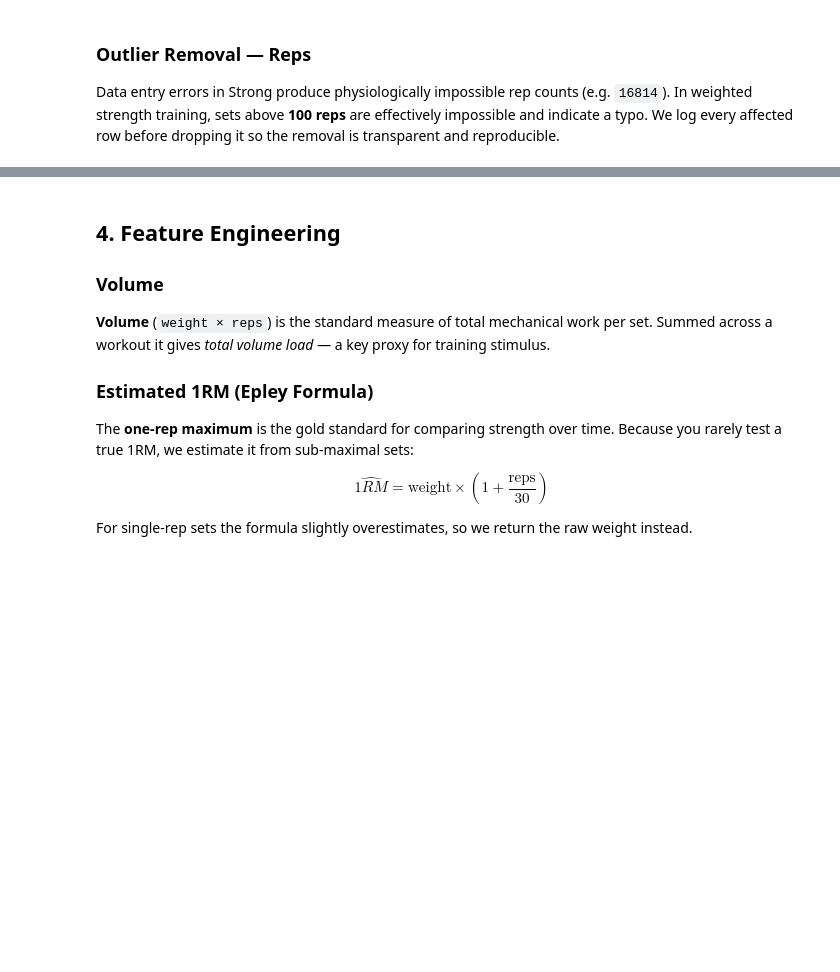
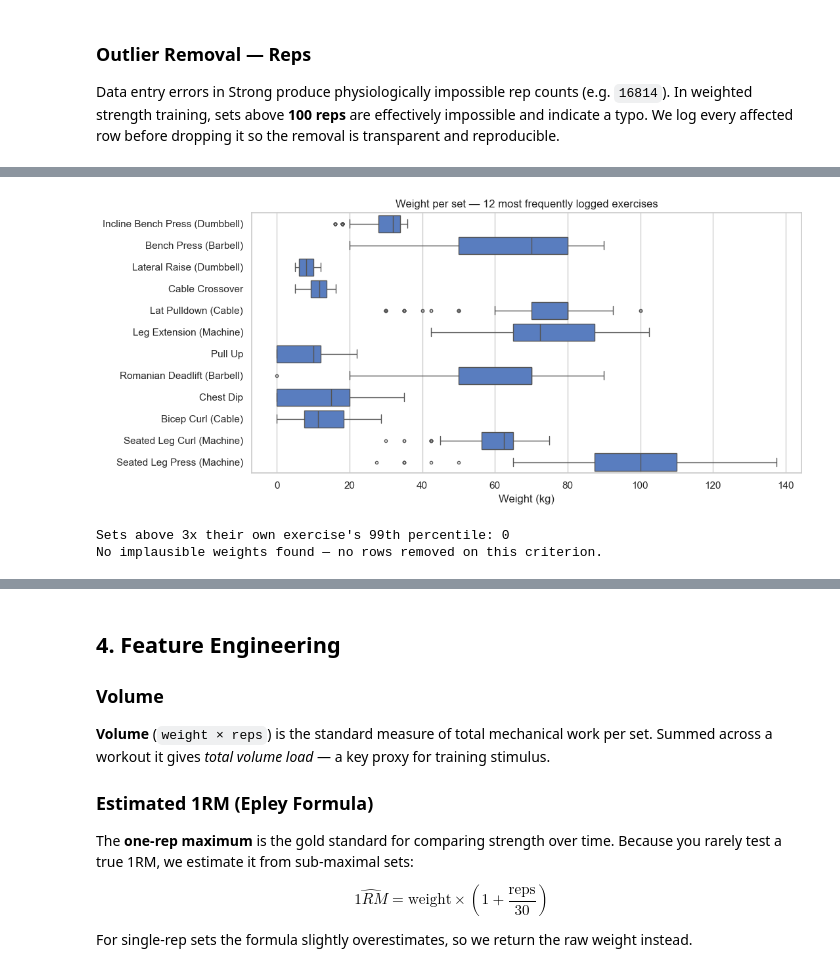
Before and after one commit to PaulH322/FitnessData, a Jupyter notebook: notebooks/01_cleaning.ipynb, the cells around one changed output, grey strips where cells are left out. Drawn from its saved outputs; the diff is of its cells as text; code cells hidden in the pictures; blank space fills up the shorter version.

```diff
--- a/notebooks/01_cleaning.ipynb
+++ b/notebooks/01_cleaning.ipynb
@@ -297,0 +445,23 @@ Working sets after outlier removal: 18,830
+# %%
+top_ex = df_sets["exercise_name"].value_counts().head(12).index
+
+fig, ax = plt.subplots(figsize=(11, 5))
+sns.boxplot(data=df_sets[df_sets["exercise_name"].isin(top_ex)],
+            y="exercise_name", x="weight_kg", order=top_ex, ax=ax, fliersize=3)
+ax.set(title="Weight per set — 12 most frequently logged exercises", xlabel="Weight (kg)", ylabel="")
+plt.tight_layout()
+plt.show()
+
+# Flag sets far outside their own exercise's distribution (same rule as Phase 6)
+p99 = df_sets.groupby("exercise_name")["weight_kg"].transform(lambda s: s.quantile(0.99))
+extreme = df_sets[df_sets["weight_kg"] > p99 * 3]
+
+print(f"Sets above 3x their own exercise's 99th percentile: {len(extreme)}")
+if len(extreme) > 0:
+    print(extreme[["date", "exercise_name", "weight_kg", "reps"]].to_string(index=False))
+else:
+    print("No implausible weights found — no rows removed on this criterion.")
+# %% [output]
+[figure, added]
+Sets above 3x their own exercise's 99th percentile: 0
+No implausible weights found — no rows removed on this criterion.
```
Also changed, not shown: parts of 28 cells of this notebook, 11 other files.
